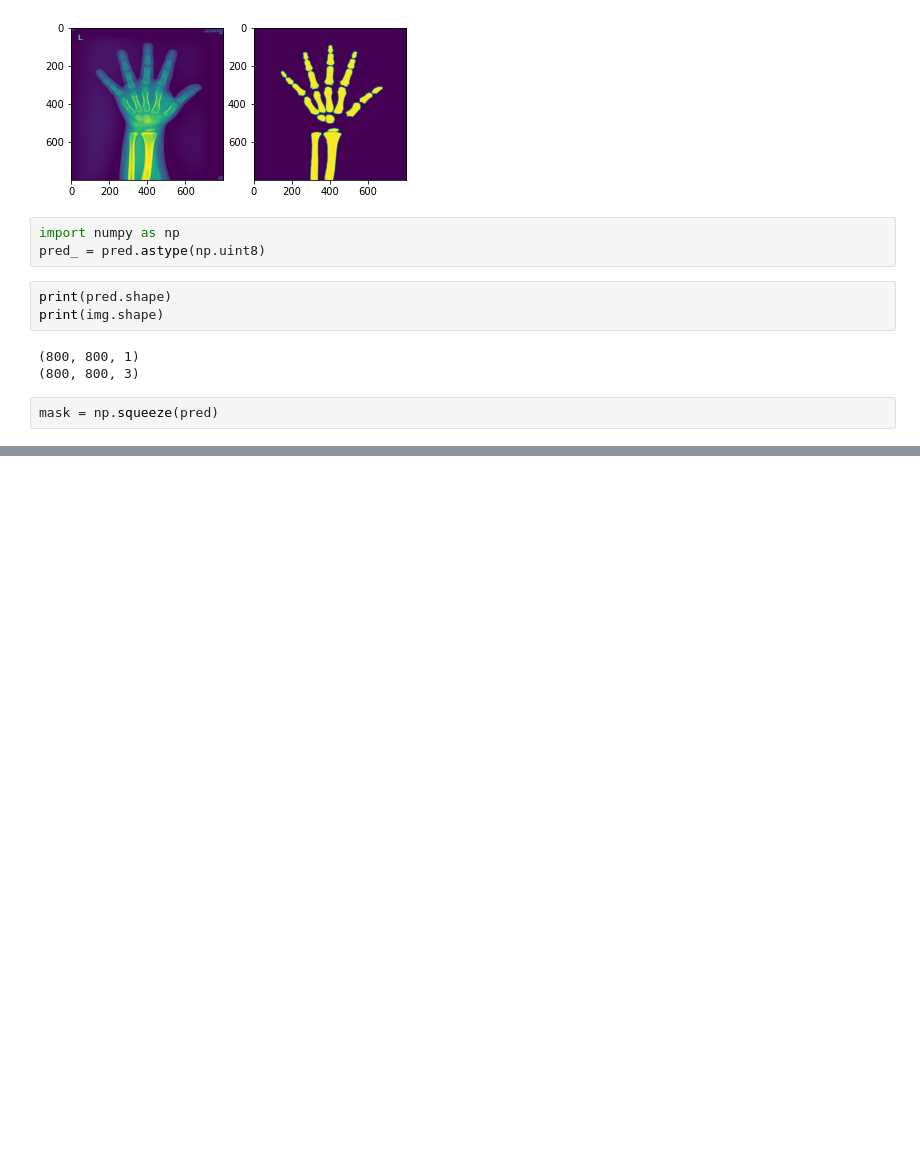
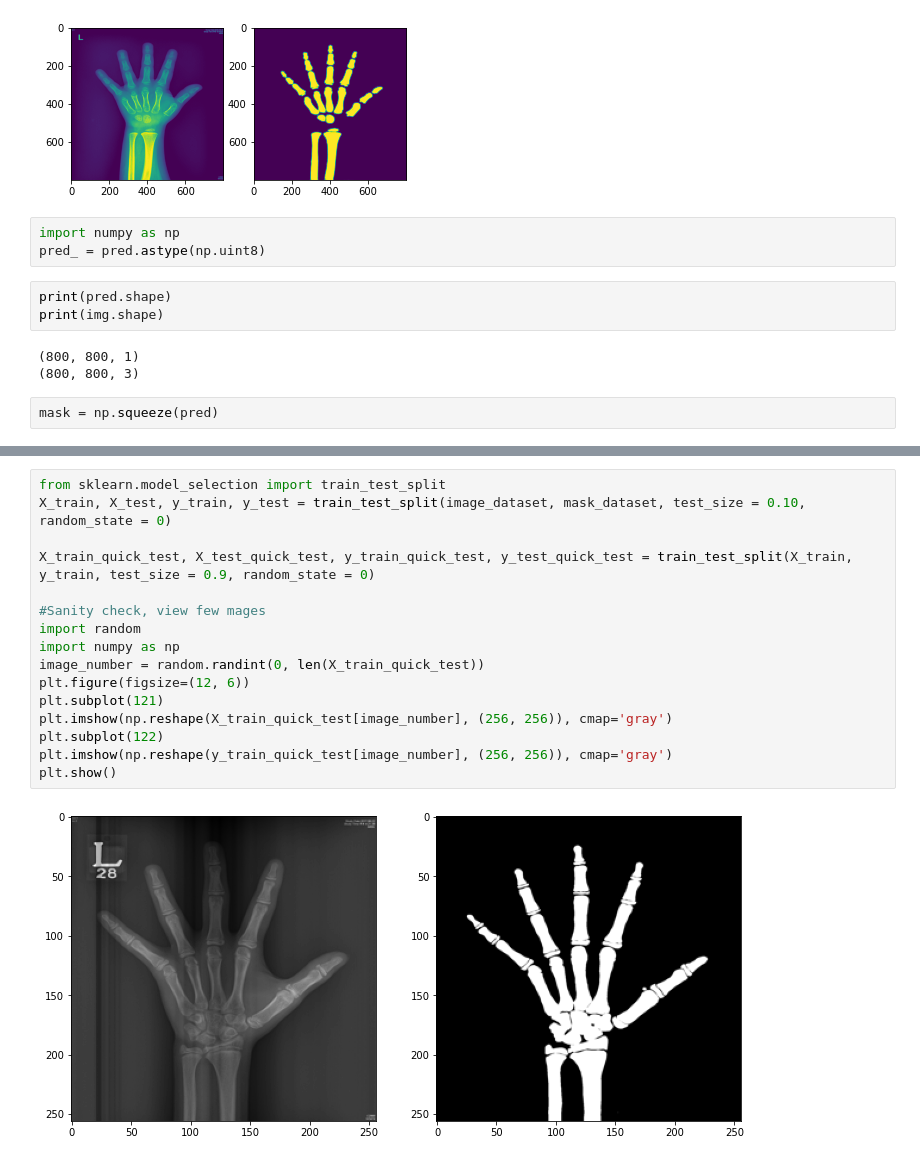
Before and after one commit to kikiru328/Remind_AI, a Jupyter notebook: VISION/Segment/Keras/bone/test.ipynb, the cells around one changed output, grey strips where cells are left out. Saved outputs shown, nothing was run; the diff lists cells and outputs as text; blank space fills up the shorter version.

```diff
--- a/VISION/Segment/Keras/bone/test.ipynb
+++ b/VISION/Segment/Keras/bone/test.ipynb
@@ -120,0 +167,18 @@ mask = np.squeeze(pred)
+# %%
+from sklearn.model_selection import train_test_split
+X_train, X_test, y_train, y_test = train_test_split(image_dataset, mask_dataset, test_size = 0.10, random_state = 0)
+
+X_train_quick_test, X_test_quick_test, y_train_quick_test, y_test_quick_test = train_test_split(X_train, y_train, test_size = 0.9, random_state = 0)
+
+#Sanity check, view few mages
+import random
+import numpy as np
+image_number = random.randint(0, len(X_train_quick_test))
+plt.figure(figsize=(12, 6))
+plt.subplot(121)
+plt.imshow(np.reshape(X_train_quick_test[image_number], (256, 256)), cmap='gray')
+plt.subplot(122)
+plt.imshow(np.reshape(y_train_quick_test[image_number], (256, 256)), cmap='gray')
+plt.show()
+# %% [output]
+[figure, added]
```
Also changed, not shown: parts of 17 cells of this notebook, 14 other files.
